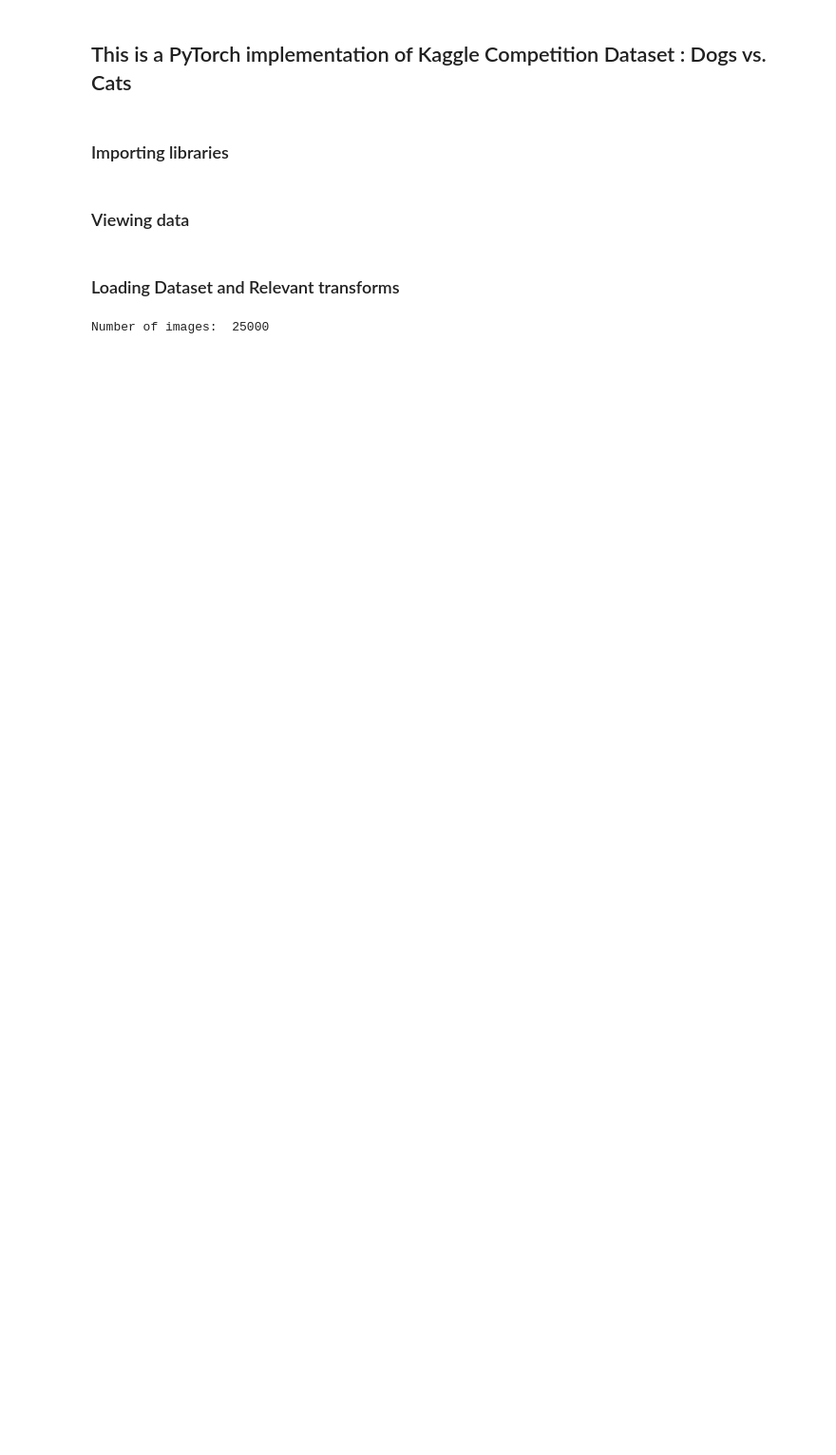
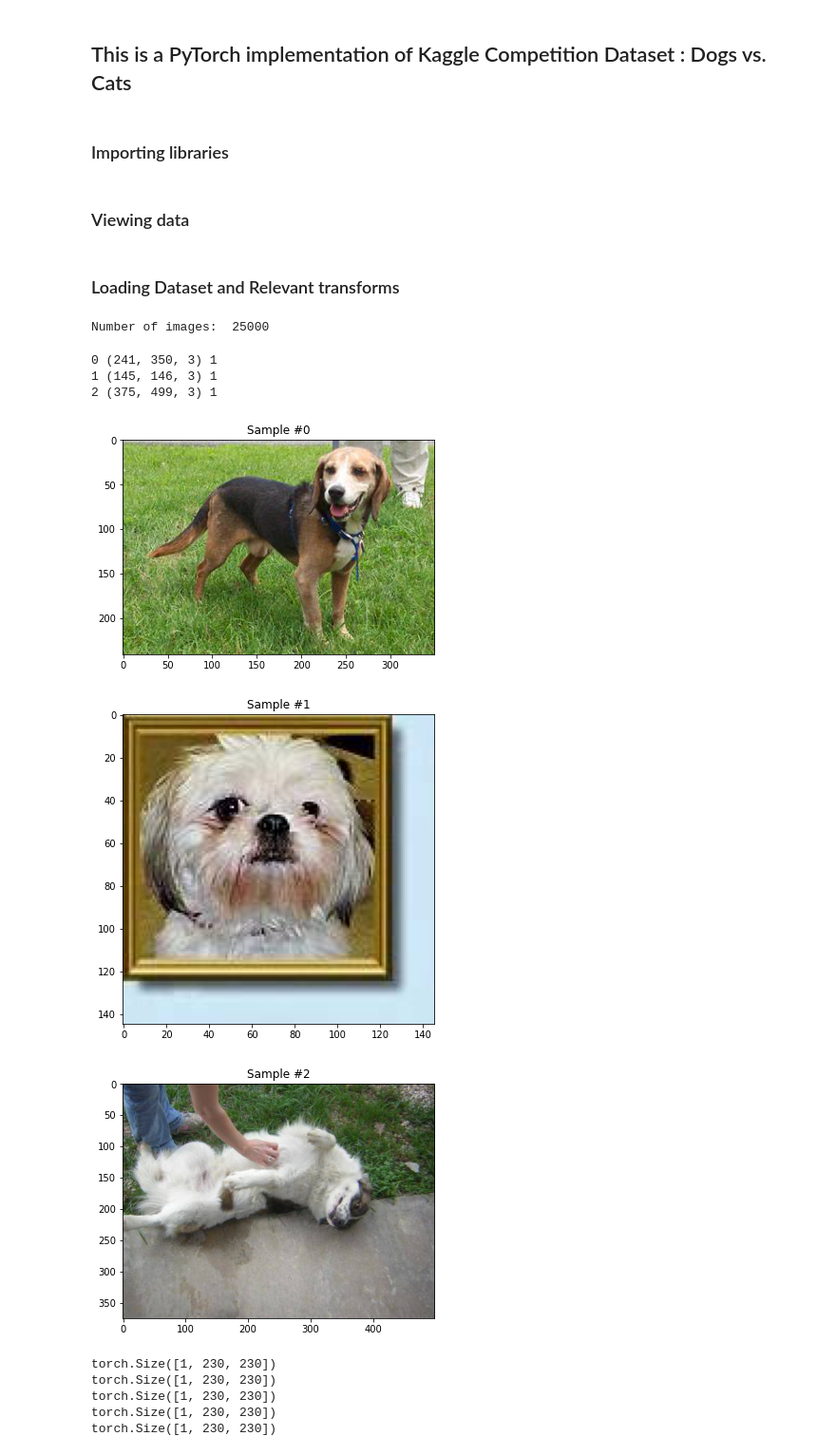
Before and after one commit to nimitm97/Dogs-vs-cats, a Jupyter notebook: cats-and-dogs.ipynb, the cells around one changed output. Shown: that part at 95% size. Drawn from its saved outputs; the diff is of its cells as text; code cells hidden in the pictures; blank space fills up the shorter version.

```diff
--- a/cats-and-dogs.ipynb
+++ b/cats-and-dogs.ipynb
@@ -33,8 +41,45 @@ data_transform = transforms.Compose([Rescale(250),
                                      Normalize(),
                                      ToTensor()])
+# %%
+dogdataset = DogsCatsDataset(root_dir="./data/train/")
 # %%
 transformed_dataset = DogsCatsDataset(root_dir="./data/train/", transform=data_transform)
 # %%
 print('Number of images: ', len(transformed_dataset))
 # %% [output]
 Number of images:  25000
+# %%
+num_to_display = 3
+
+for i in range(num_to_display):
+
+    # define the size of images
+    fig = plt.figure(figsize=(20,10))
+
+    # randomly select a sample
+    rand_i = np.random.randint(0, len(dogdataset))
+    sample = dogdataset[rand_i]
+
+    # print the shape of the image and keypoints
+    print(i, sample['image'].shape, sample['category'])
+
+    ax = plt.subplot(1, num_to_display, i + 1)
+    ax.set_title('Sample #{}'.format(i))
+    plt.imshow(sample['image'])
+# %% [output]
+0 (241, 350, 3) 1
+1 (145, 146, 3) 1
+2 (375, 499, 3) 1
+[figure, added]
+[figure, added]
+[figure, added]
+# %%
+for i in range(5):
+    sample = transformed_dataset[i]
+    print(sample['image'].size())
+# %% [output]
+torch.Size([1, 230, 230])
+torch.Size([1, 230, 230])
+torch.Size([1, 230, 230])
+torch.Size([1, 230, 230])
+torch.Size([1, 230, 230])
```
Also changed, not shown: parts of 15 cells of this notebook, 2 other files.
